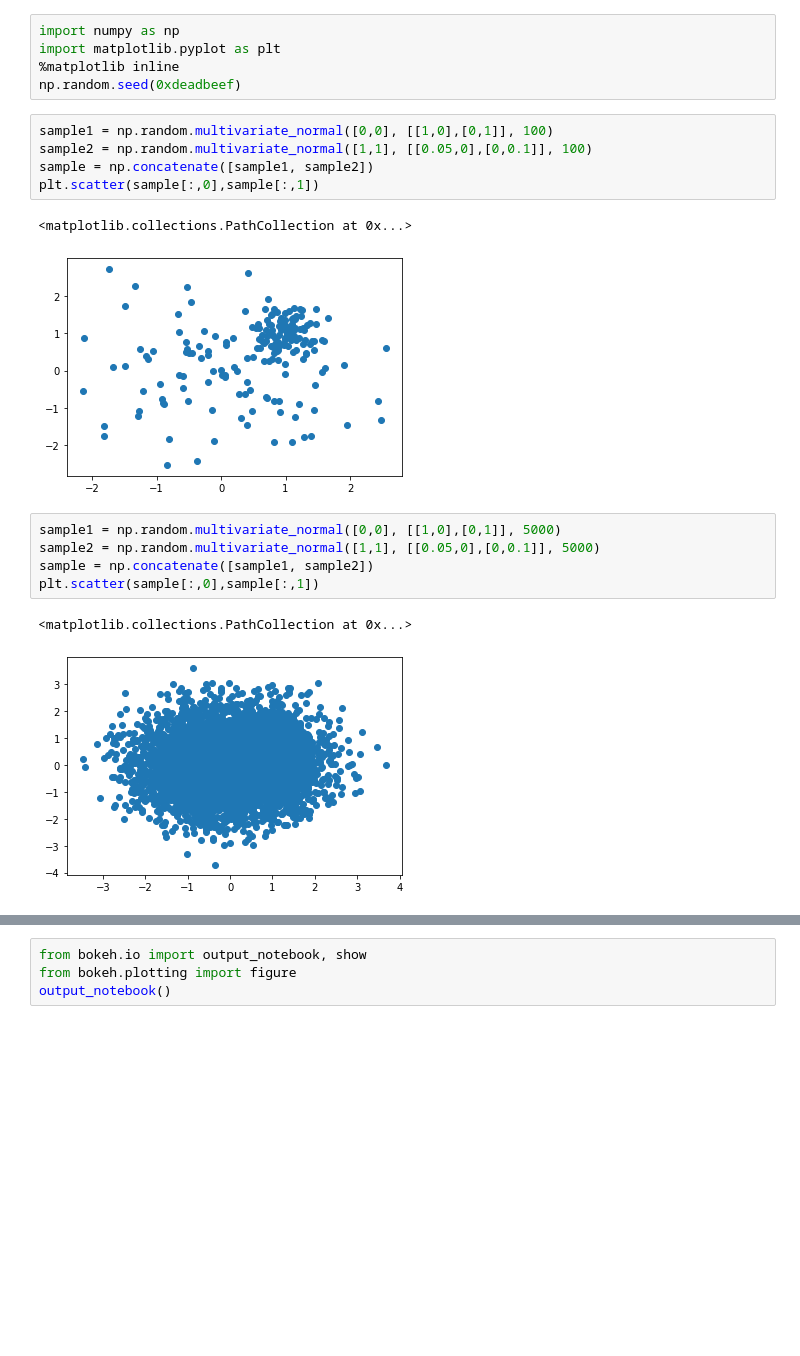
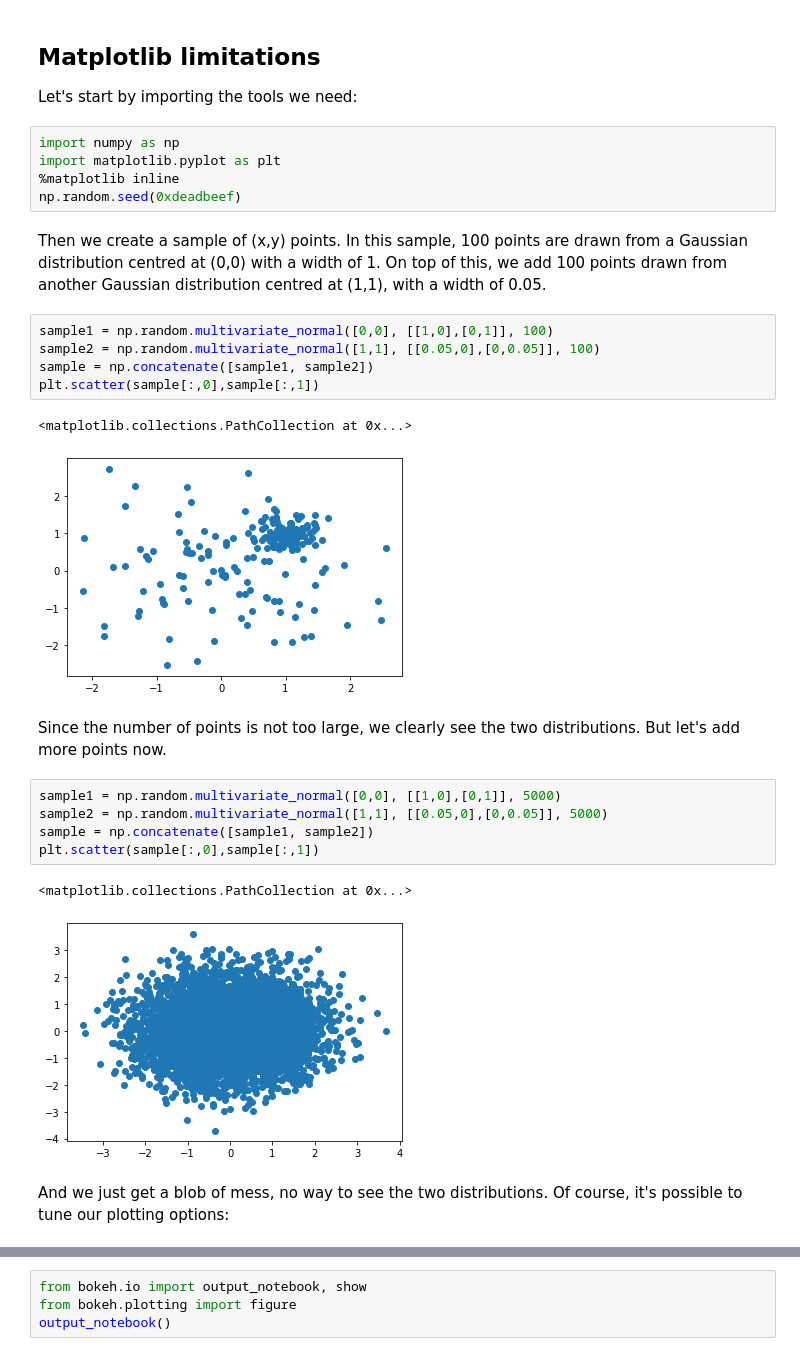
Before and after one commit to cbernet/maldives, a Jupyter notebook: bokeh/bokeh_intro.ipynb, the cells around one changed output, grey strips where cells are left out. Saved outputs shown, nothing was run; the diff lists cells and outputs as text; blank space fills up the shorter version.

```diff
--- a/bokeh/bokeh_intro.ipynb
+++ b/bokeh/bokeh_intro.ipynb
@@ -1,24 +1,34 @@
+# %% [markdown]
+## Matplotlib limitations
+
+Let's start by importing the tools we need:
 # %%
 import numpy as np
 import matplotlib.pyplot as plt
 %matplotlib inline
 np.random.seed(0xdeadbeef)
+# %% [markdown]
+Then we create a sample of (x,y) points. In this sample, 100 points are drawn from a Gaussian distribution centred at (0,0) with a width of 1. On top of this, we add 100 points drawn from another Gaussian distribution centred at (1,1), with a width of 0.05.
 # %%
 sample1 = np.random.multivariate_normal([0,0], [[1,0],[0,1]], 100)
-sample2 = np.random.multivariate_normal([1,1], [[0.05,0],[0,0.1]], 100)
+sample2 = np.random.multivariate_normal([1,1], [[0.05,0],[0,0.05]], 100)
 sample = np.concatenate([sample1, sample2])
 plt.scatter(sample[:,0],sample[:,1])
 # %% [output]
 <matplotlib.collections.PathCollection at 0x...>
-[figure, old version]
+[figure, new version]
+# %% [markdown]
+Since the number of points is not too large, we clearly see the two distributions. But let's add more points now.
 # %%
 sample1 = np.random.multivariate_normal([0,0], [[1,0],[0,1]], 5000)
-sample2 = np.random.multivariate_normal([1,1], [[0.05,0],[0,0.1]], 5000)
+sample2 = np.random.multivariate_normal([1,1], [[0.05,0],[0,0.05]], 5000)
 sample = np.concatenate([sample1, sample2])
 plt.scatter(sample[:,0],sample[:,1])
 # %% [output]
 <matplotlib.collections.PathCollection at 0x...>
-[figure, old version]
+[figure, new version]
+# %% [markdown]
+And we just get a blob of mess, no way to see the two distributions. Of course, it's possible to tune our plotting options:
 # %%
 plt.figure(figsize=(10,10))
 plt.scatter(sample[:,0],sample[:,1], alpha=0.5, marker='.')
```
Also changed, not shown: parts of 12 cells of this notebook.
